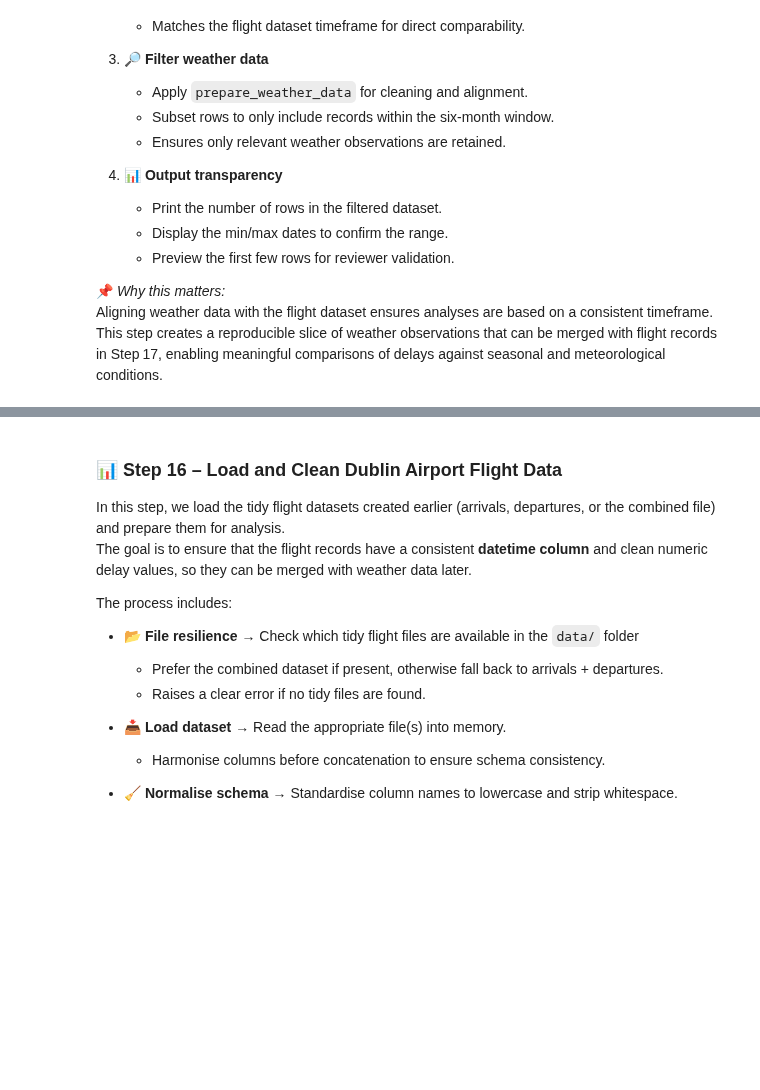
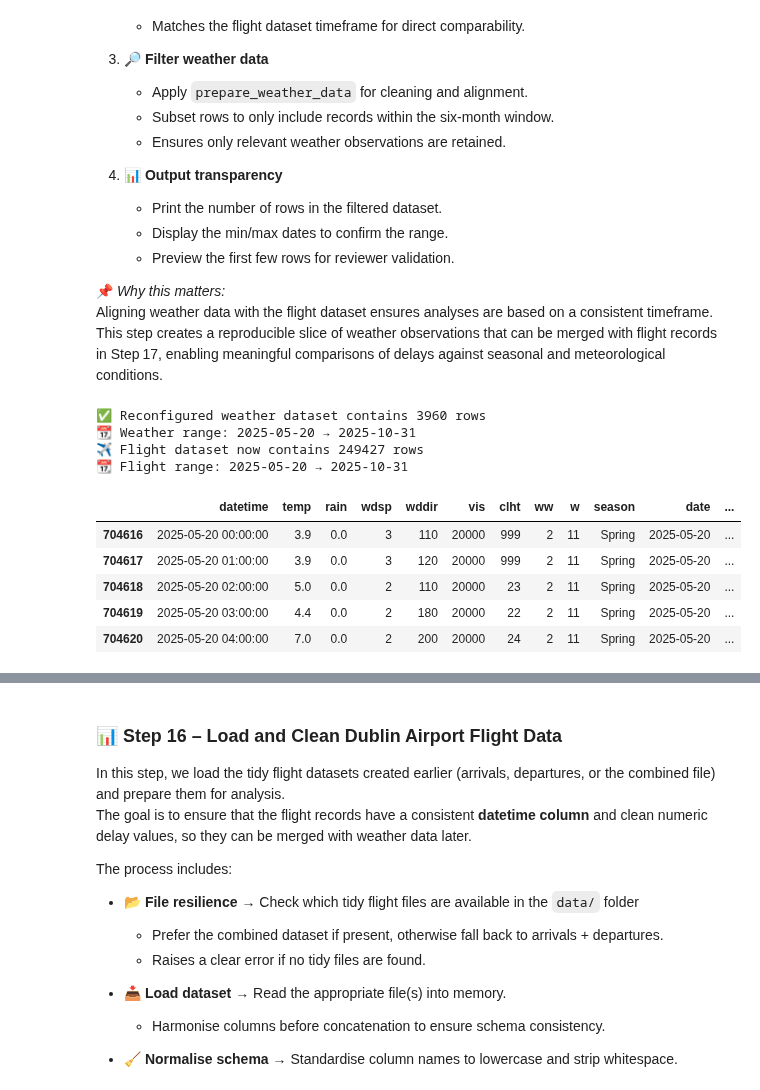
Before and after one commit to ECronin1973/programming-for-data-analytics, a Jupyter notebook: project/flight_reroute_dub.ipynb, the cells around one changed output, grey strips where cells are left out. Saved outputs shown, nothing was run; the diff lists cells and outputs as text; code cells hidden in the pictures; blank space fills up the shorter version.

```diff
--- a/project/flight_reroute_dub.ipynb
+++ b/project/flight_reroute_dub.ipynb
@@ -1055,15 +1303,18 @@ These adjustments improve readability and consistency. By ensuring categorical f
 and cancelled flights have a defined delay value, the dataset becomes more reviewer‑friendly and ready
 for merging with weather data in Step 17.
 # %%
-# 📂 Step 12b – Post-cleaning adjustments for flights
+# 📂 Step 12b – Post-cleaning Adjustments for Flights (Refined)
 
 # Fill categorical placeholders
 df_flights['airline'] = df_flights['airline'].fillna("Unknown")
 df_flights['flight_iata'] = df_flights['flight_iata'].fillna("UNK")
-df_flights['terminal'] = df_flights['terminal'].fillna("NA")
 
-# For cancelled flights, set delay_calc = 0 (optional)
+# For cancelled flights, set delay_calc = 0
 df_flights.loc[df_flights['is_cancelled'], 'delay_calc'] = 0
 
+# Keep raw 'delay' untouched for transparency
+# (only drop it later if reviewers decide it's unnecessary)
+
 print("✅ Flight dataset cleaned and aligned")
-print(df_flights[['sched','datetime_hour','delay_calc','airline','flight_iata','terminal']].head())
+print(df_flights[['sched','datetime','datetime_hour','delay','delay_calc',
+                  'airline','flight_iata','status','is_cancelled','type']].head())
@@ -1235,19 +1523,37 @@ Aligning weather data with the flight dataset ensures analyses are based on a co
 This step creates a reproducible slice of weather observations that can be merged with flight records
 in Step 17, enabling meaningful comparisons of delays against seasonal and meteorological conditions.
 # %%
-# 📊 Step 15b – Reconfigure Weather Range to Match Flights
+# 📊 Step 15b – Reconfigure Weather & Flight Range to Match Available Data
 
-# Ensure full datetime column first
-df_weather = prepare_datetime(df_weather, date_col='date', time_col='time')
+# Prepare weather dataset with proper datetime
+range_df = prepare_weather_data(df_weather)
 
-# Define six-month custom range to match flights (May → Nov 2025)
+# Define custom range to match flights (May → Oct 2025, since weather ends 31-Oct)
 custom_start = pd.Timestamp("2025-05-20 00:00")
-custom_end   = pd.Timestamp("2025-11-15 23:59")
+custom_end   = pd.Timestamp("2025-10-31 23:59")
 
-# Filter weather data to six-month window
-range_df = prepare_weather_data(df_weather)
+# Filter weather data to available window
 range_df = range_df[(range_df['datetime'] >= custom_start) & (range_df['datetime'] <= custom_end)]
 
 print(f"✅ Reconfigured weather dataset contains {len(range_df)} rows")
 print(f"📆 Weather range: {range_df['datetime'].min().date()} → {range_df['datetime'].max().date()}")
+
+# --- Align flights to same cutoff ---
+df_flights = df_flights[(df_flights['datetime'] >= custom_start) & (df_flights['datetime'] <= custom_end)]
+
+print(f"✈️ Flight dataset now contains {len(df_flights)} rows")
+print(f"📆 Flight range: {df_flights['datetime'].min().date()} → {df_flights['datetime'].max().date()}")
+
 display(range_df.head())
+display(df_flights.head())
+# %% [output]
+✅ Reconfigured weather dataset contains 3960 rows
+📆 Weather range: 2025-05-20 → 2025-10-31
+✈️ Flight dataset now contains 249427 rows
+📆 Flight range: 2025-05-20 → 2025-10-31
+|  | datetime | temp | rain | wdsp | wddir | vis | clht | ww | w | season | date | ... |
+| 704616 | 2025-05-20 00:00:00 | 3.9 | 0.0 | 3 | 110 | 20000 | 999 | 2 | 11 | Spring | 2025-05-20 | ... |
+| 704617 | 2025-05-20 01:00:00 | 3.9 | 0.0 | 3 | 120 | 20000 | 999 | 2 | 11 | Spring | 2025-05-20 | ... |
+| 704618 | 2025-05-20 02:00:00 | 5.0 | 0.0 | 2 | 110 | 20000 | 23 | 2 | 11 | Spring | 2025-05-20 | ... |
+| 704619 | 2025-05-20 03:00:00 | 4.4 | 0.0 | 2 | 180 | 20000 | 22 | 2 | 11 | Spring | 2025-05-20 | ... |
+| 704620 | 2025-05-20 04:00:00 | 7.0 | 0.0 | 2 | 200 | 20000 | 24 | 2 | 11 | Spring | 2025-05-20 | ... |
```
Also changed, not shown: parts of 31 cells of this notebook, 5 other files.
